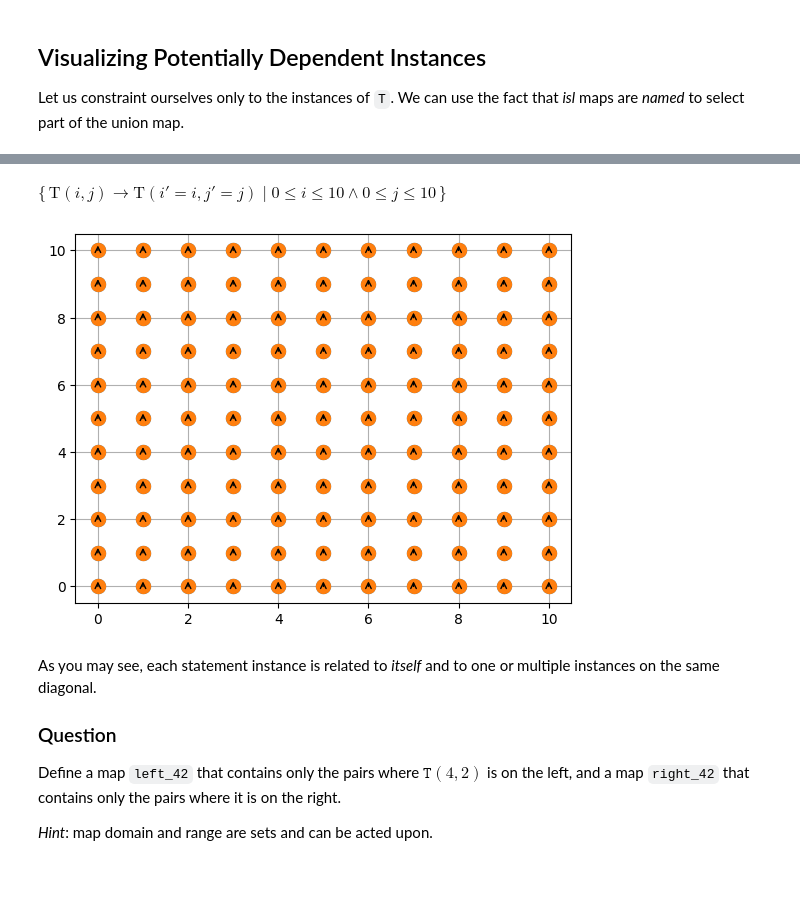
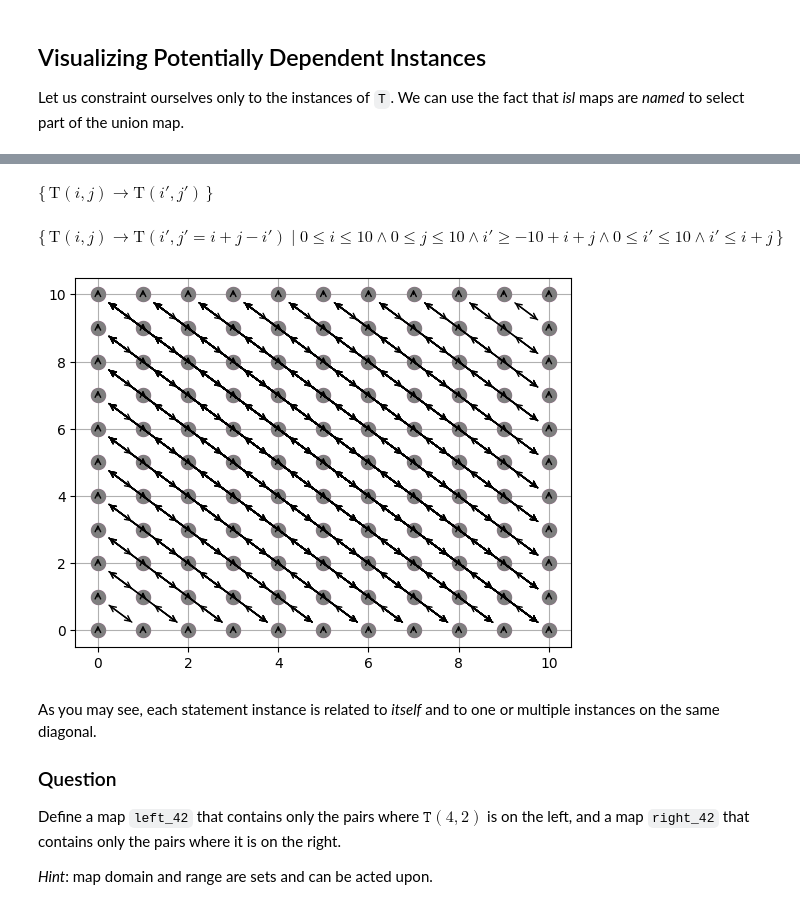
Before and after one commit to makslevental/pip, a Jupyter notebook: pollylabs/4.memory-access-analysis.ipynb, the cells around one changed output, grey strips where cells are left out. Drawn from its saved outputs; the diff is of its cells as text; code cells hidden in the pictures; blank space fills up the shorter version.

```diff
--- a/pollylabs/4.memory-access-analysis.ipynb
+++ b/pollylabs/4.memory-access-analysis.ipynb
@@ -322,11 +326,13 @@ We can use the fact that *isl* maps are *named* to select part of the union map.
 # %%
-T_only = isl.Map("{T[i,j]->T[i,j]:}")
+T_only = isl.Map("{T[i,j]->T[i',j']:}")
+display_latex(T_only)
 union = union.intersect(T_only)
 display_latex(union)
 plot_umap(union)
 # %% [output]
-$\displaystyle \{\, \mathrm{T}(i, j) \to \mathrm{T}(i' = i, j' = j) \mid 0 \le i \le 10 \wedge 0 \le j \le 10 \,\}$
+$\displaystyle \{\, \mathrm{T}(i, j) \to \mathrm{T}(i', j') \,\}$
+$\displaystyle \{\, \mathrm{T}(i, j) \to \mathrm{T}(i', j' = i + j - i') \mid 0 \le i \le 10 \wedge 0 \le j \le 10 \wedge i' \ge -10 + i + j \wedge 0 \le i' \le 10 \wedge i' \le i + j \,\}$
-[figure, old version]
+[figure, new version]
 # %% [markdown]
 As you may see, each statement instance is related to *itself* and to one or multiple instances on the same diagonal.
 
```
Also changed, not shown: parts of 7 cells of this notebook, 4 other files.
